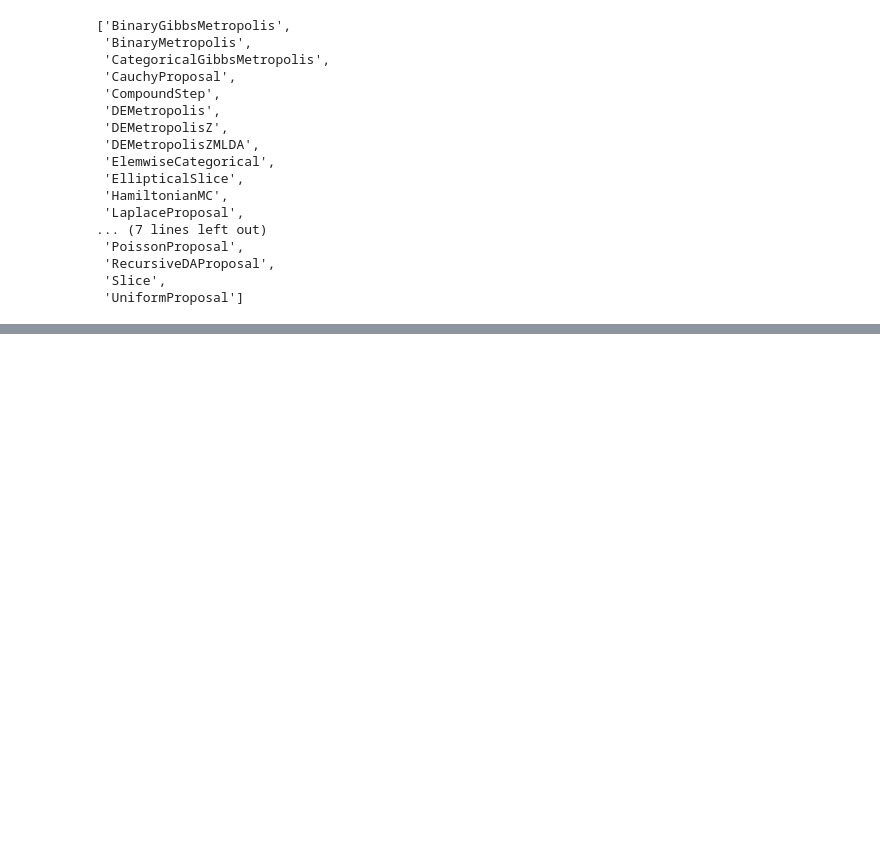
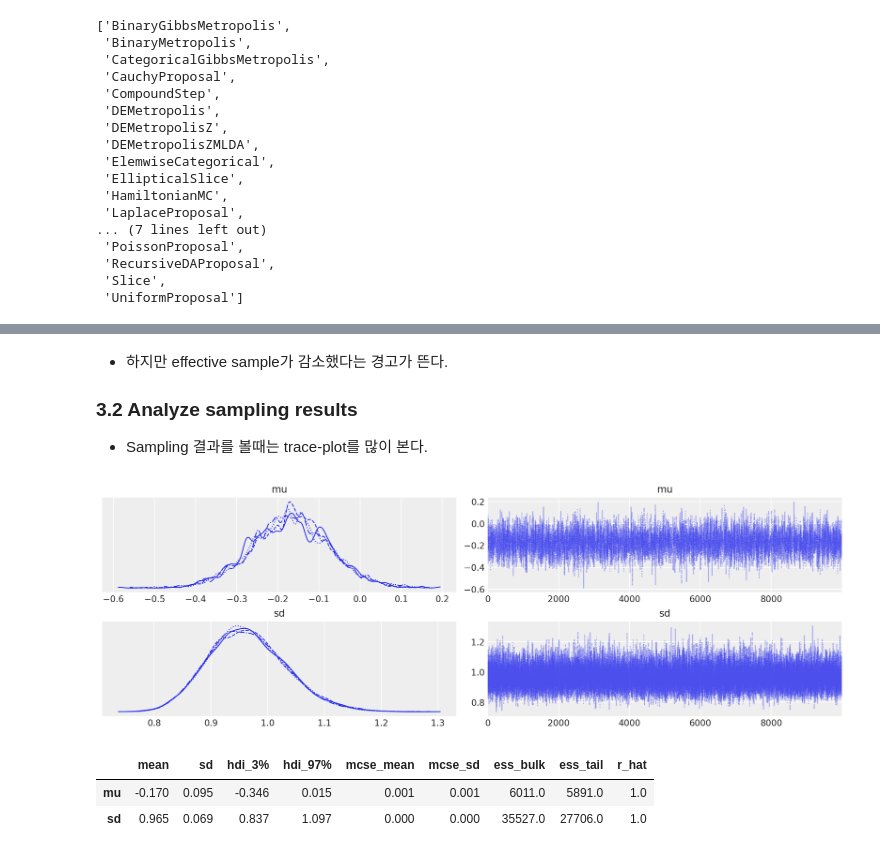
Before and after one commit to HyunsuLee/Bayes_programming_exercise, a Jupyter notebook: PyMC3tutorial/Quickstart.ipynb, the cells around one changed output, grey strips where cells are left out. Drawn from its saved outputs; the diff is of its cells as text; code cells hidden in the pictures; blank space fills up the shorter version.

```diff
--- a/PyMC3tutorial/Quickstart.ipynb
+++ b/PyMC3tutorial/Quickstart.ipynb
@@ -358,0 +356,7 @@ list(filter(lambda x: x[0].isupper(), dir(pm.step_methods)))
+# %%
+with pm.Model() as model:
+    mu = pm.Normal("mu", mu=0, sigma=1)
+    obs = pm.Normal("obs", mu=mu, sigma=1, observed=np.random.randn(100))
+
+    step = pm.Metropolis()
+    trace = pm.sample(1000, step=step)
@@ -358,0 +371,9 @@ list(filter(lambda x: x[0].isupper(), dir(pm.step_methods)))
+# %%
+with pm.Model() as model:
+    mu = pm.Normal("mu", mu=0, sigma=1)
+    sd = pm.HalfNormal("sd", sigma=1)
+    obs = pm.Normal("obs", mu=mu, sigma=sd, observed=np.random.randn(100))
+
+    step1 = pm.Metropolis(vars=[mu])
+    step2 = pm.Slice(vars=[sd])
+    idata = pm.sample(10000, step=[step1, step2], cores=4, return_inferencedata=True)
@@ -358,0 +388,16 @@ list(filter(lambda x: x[0].isupper(), dir(pm.step_methods)))
+# %% [markdown]
+* 하지만 effective sample가 감소했다는 경고가 뜬다.
+
+### 3.2 Analyze sampling results
+
+* Sampling 결과를 볼때는 trace-plot를 많이 본다.
+# %%
+az.plot_trace(idata)
+# %% [output]
+[figure, added]
+# %%
+az.summary(idata) # Gelman-Rubin statistic
+# %% [output]
+|  | mean | sd | hdi_3% | hdi_97% | mcse_mean | mcse_sd | ess_bulk | ess_tail | r_hat |
+| mu | -0.170 | 0.095 | -0.346 | 0.015 | 0.001 | 0.001 | 6011.0 | 5891.0 | 1.0 |
+| sd | 0.965 | 0.069 | 0.837 | 1.097 | 0.000 | 0.000 | 35527.0 | 27706.0 | 1.0 |
```
Also changed, not shown: parts of 36 cells of this notebook.
